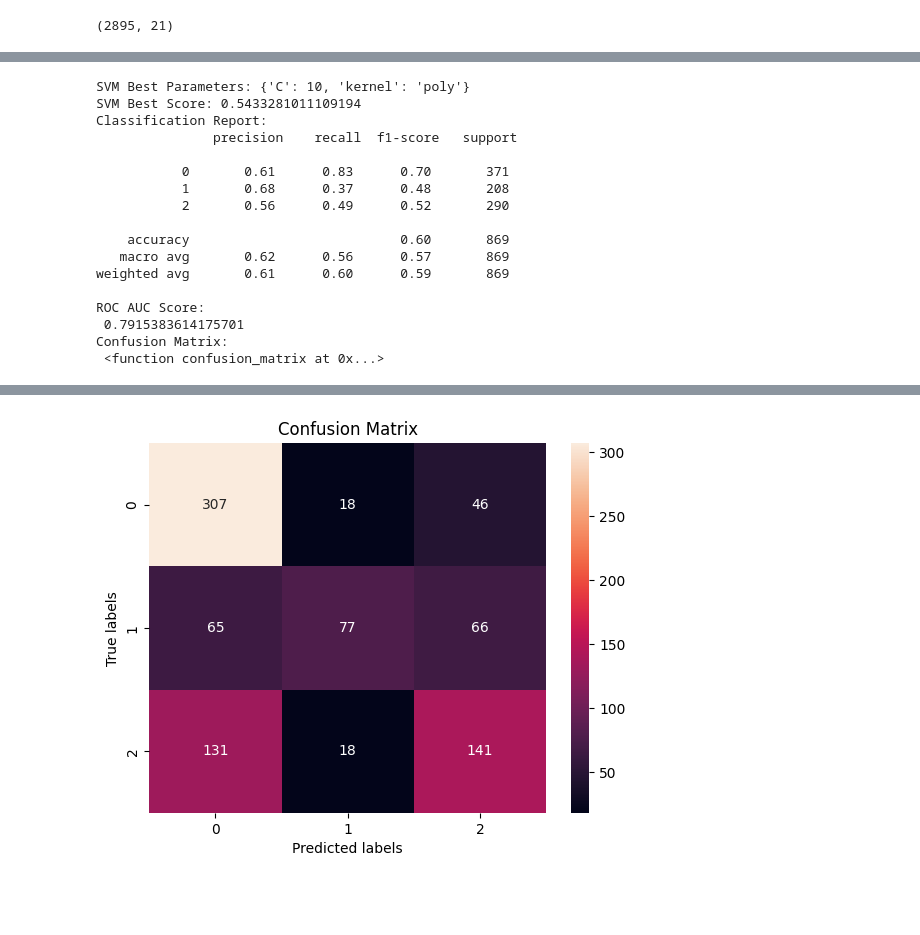
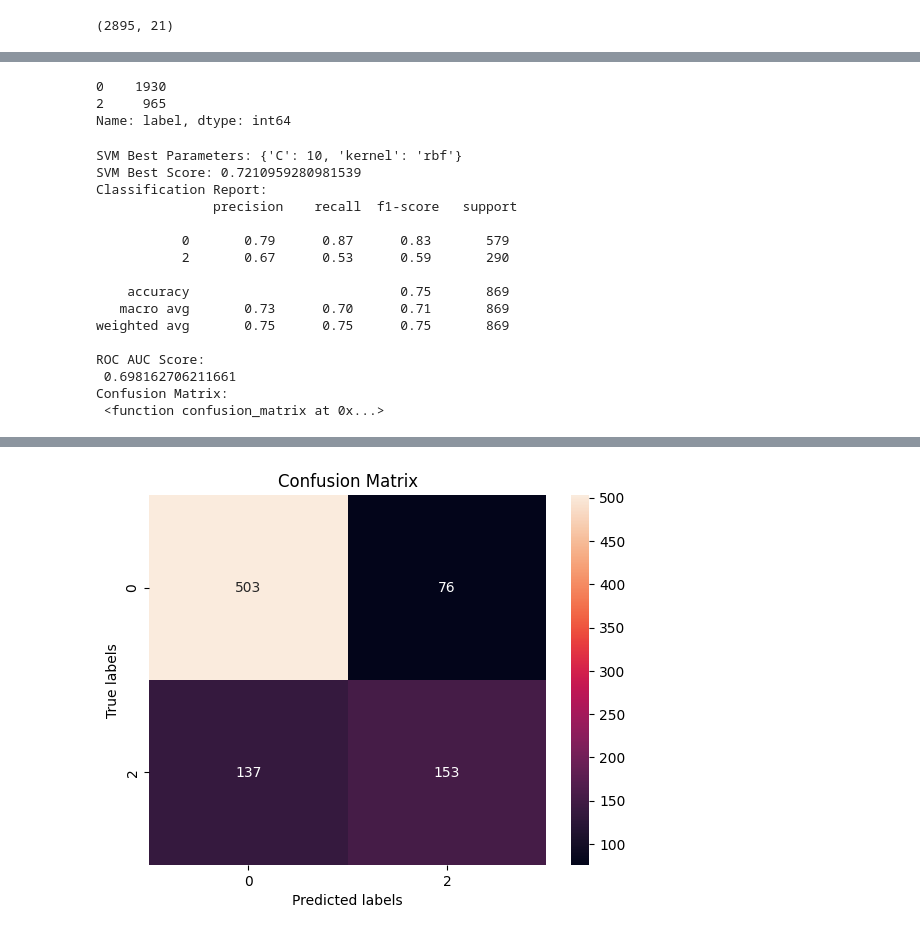
Before and after one commit to gustavoflodi/Multimodal-Epilepsy-Prediction, a Jupyter notebook: main_nb.ipynb, the cells around one changed output, grey strips where cells are left out. Cells and saved outputs as stored; diff of their text form; code cells hidden in the pictures; blank space fills up the shorter version.

```diff
--- a/main_nb.ipynb
+++ b/main_nb.ipynb
@@ -132,8 +73,8 @@ dtype: int64
 # %%
-# Getting the data as dask to facilitate the processing
+# Getting the data as dask to facilitate the processing, if get_raw_data() was used
 
-!pip install dask
-import dask
-import dask.dataframe as dd
-raw_data = raw_data[sensors_list]
-dask_df = dd.from_pandas(raw_data, npartitions=4)
+# !pip install dask
+# import dask
+# import dask.dataframe as dd
+# raw_data = raw_data[sensors_list]
+# dask_df = dd.from_pandas(raw_data, npartitions=4)
@@ -215,5 +125,5 @@ labels = client.get_labels(study_id, label_group_id)['labelGroup']['labels']
 # %%
 # Necessary if we don't have the time column
 
-dask_df = dask_df.reset_index()
+# dask_df = dask_df.reset_index()
 # %%
@@ -750,4 +575,17 @@ Confusion Matrix:
+# %%
+# For the SVC, to get only two classes, we separate pre-ictal classes from
+# the rest in order to compare with the other classifiers.
+sampled_df_svc = sampled_df.copy()
+sampled_df_svc[sampled_df_svc['label'] == 1] = 0
+
+sampled_df_svc['label'].value_counts()
+# %% [output]
+0    1930
+2     965
+Name: label, dtype: int64
 # %%
+# SVM model
+
 from sklearn.model_selection import train_test_split, GridSearchCV, TimeSeriesSplit
 from sklearn.svm import SVC
 from sklearn.metrics import accuracy_score, classification_report, confusion_matrix, roc_auc_score
@@ -756,8 +594,8 @@ from sklearn.metrics import f1_score, make_scorer
 # Assuming you have a DataFrame named 'features' containing your sensor data
 # and a Series named 'labels' containing the corresponding labels
 
-X = sampled_df.drop('label', axis=1)
-y = sampled_df['label']
+X = sampled_df_svc.drop('label', axis=1)
+y = sampled_df_svc['label']
 
 # Split the data into training and testing sets
 X_train, X_test, y_train, y_test = train_test_split(X, y, test_size=0.3, random_state=42, stratify=y)
@@ -770,10 +608,10 @@ f1 = make_scorer(f1_score , average='macro')
 svm_grid  = GridSearchCV(svm_model, svm_params, cv=tscv, scoring=f1)
 
 # Train the model on the training set
-svm_grid .fit(X_train, y_train)
+svm_grid.fit(X_train, y_train)
 
 # Make predictions on the test set
-y_pred = svm_grid .predict(X_test)
+y_pred = svm_grid.predict(X_test)
 
 # Evaluate the model
 print("SVM Best Parameters:", svm_grid.best_params_)
@@ -784,8 +622,8 @@ class_report = classification_report(y_test, y_pred)
 print("Classification Report:\n", class_report)
 
 # ROC AUC Score
-preds = svm_grid.predict_proba(X_test)
-auc_score = roc_auc_score(y_test, preds, multi_class='ovr')
+preds = svm_grid.predict(X_test)
+auc_score = roc_auc_score(y_test, preds)# , multi_class='ovr')
 print("ROC AUC Score:\n", auc_score)
 
 # Confusion matrix
@@ -801,22 +639,21 @@ sns.heatmap(cm, annot=True, fmt='g', ax=ax);  #annot=True to annotate cells, ftm
 # labels, title and ticks
 ax.set_xlabel('Predicted labels');ax.set_ylabel('True labels');
 ax.set_title('Confusion Matrix');
-ax.xaxis.set_ticklabels([0, 1, 2]); ax.yaxis.set_ticklabels([0, 1 ,2]);
+ax.xaxis.set_ticklabels([0, 2]); ax.yaxis.set_ticklabels([0, 2]);
 # %% [output]
-SVM Best Parameters: {'C': 10, 'kernel': 'poly'}
-SVM Best Score: 0.5433281011109194
+SVM Best Parameters: {'C': 10, 'kernel': 'rbf'}
+SVM Best Score: 0.7210959280981539
 Classification Report:
                precision    recall  f1-score   support
 
-           0       0.61      0.83      0.70       371
-           1       0.68      0.37      0.48       208
-           2       0.56      0.49      0.52       290
+           0       0.79      0.87      0.83       579
+           2       0.67      0.53      0.59       290
 
-    accuracy                           0.60       869
-   macro avg       0.62      0.56      0.57       869
-weighted avg       0.61      0.60      0.59       869
+    accuracy                           0.75       869
+   macro avg       0.73      0.70      0.71       869
+weighted avg       0.75      0.75      0.75       869
 
 ROC AUC Score:
- 0.7915383614175701
+ 0.698162706211661
 Confusion Matrix:
  <function confusion_matrix at 0x...>
@@ -824,2 +660,2 @@ Confusion Matrix:
-[figure, old version]
+[figure, new version]
 # %%
```
Also changed, not shown: parts of 37 cells of this notebook.
